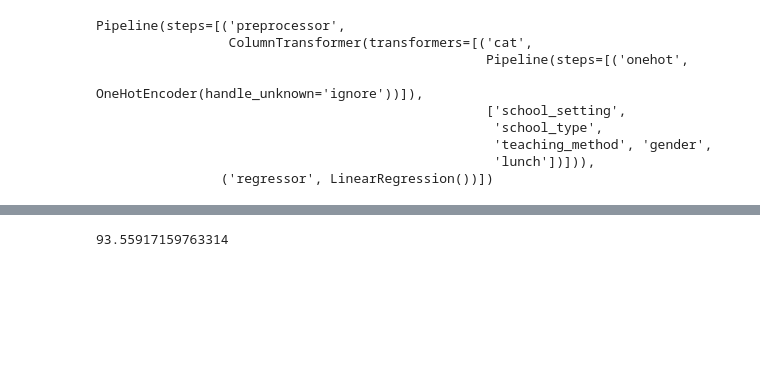
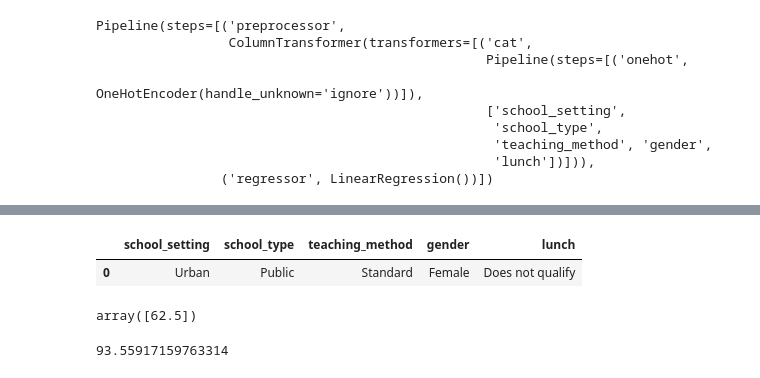
Before and after one commit to 4GeeksAcademy/nicholasdetriomlwebapp, a Jupyter notebook: src/explore.ipynb, the cells around one changed output, grey strips where cells are left out. Saved outputs shown, nothing was run; the diff lists cells and outputs as text; code cells hidden in the pictures; blank space fills up the shorter version.

```diff
--- a/src/explore.ipynb
+++ b/src/explore.ipynb
@@ -176,0 +258,9 @@ y_pred = pipeline.predict(X_test)
+# %%
+variable_dictionary = {"school_setting":"Urban", "school_type":"Public", "teaching_method":"Standard", "gender":"Female", "lunch":"Does not qualify"}
+variable_df = pd.DataFrame(variable_dictionary, index=[0])
+#variable_test = df(["Urban", "Public", "Standard", "Female", "Does not qualify"]).reshape((5,))
+
+variable_df
+# %% [output]
+|  | school_setting | school_type | teaching_method | gender | lunch |
+| 0 | Urban | Public | Standard | Female | Does not qualify |
@@ -177,3 +269,7 @@ y_pred = pipeline.predict(X_test)
+# %%
+test_pred
+# %% [output]
+array([62.5])
 # %%
 mean_squared_error(y_test, y_pred)
 # %% [output]
```
Also changed, not shown: parts of 6 cells of this notebook, 2 other files.
